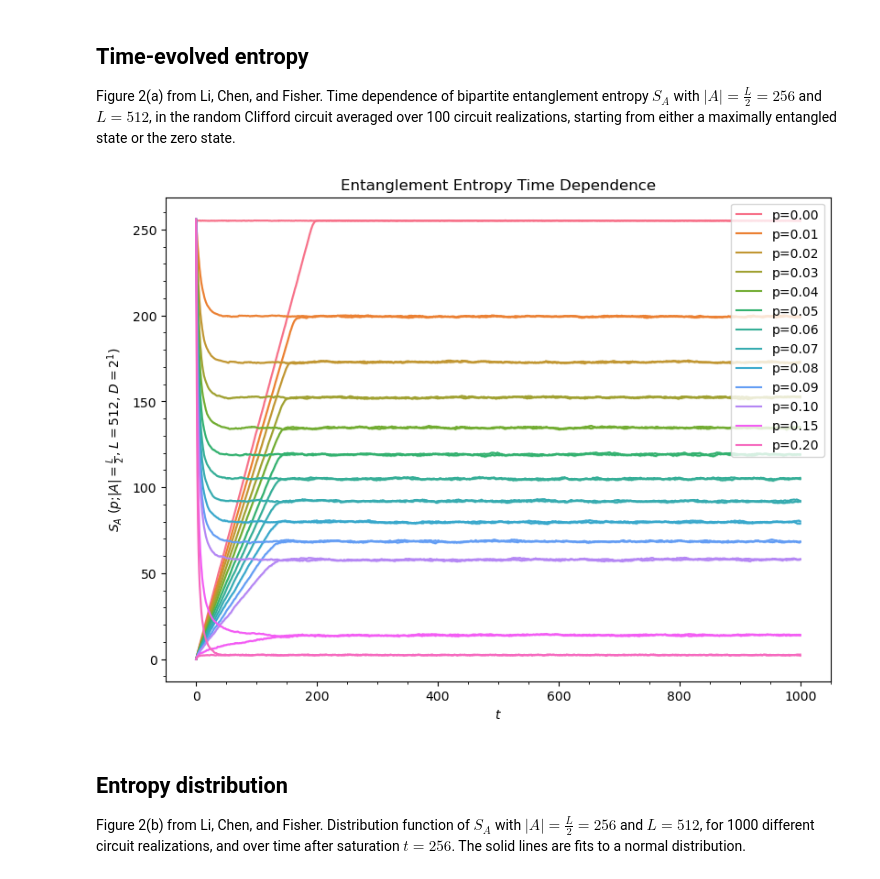
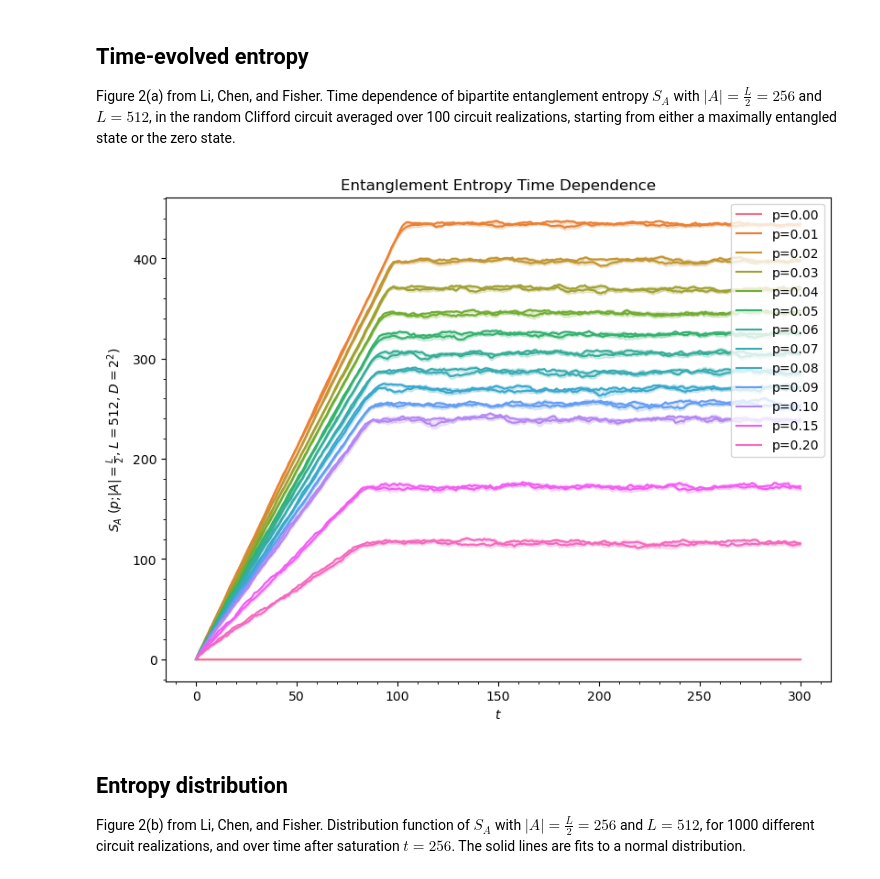
Before and after one commit to DanDan0101/clifford, a Jupyter notebook: plot.ipynb, the cells around one changed output. Saved outputs shown, nothing was run; the diff lists cells and outputs as text; code cells hidden in the pictures.

Commit message:
Plotting

```diff
--- a/plot.ipynb
+++ b/plot.ipynb
@@ -3,44 +3,54 @@ import numpy as np
 from matplotlib import pyplot as plt
 import seaborn as sns
 from scipy.stats import norm
+# %%
+n_qudits = 512
+D = 2
+n_qubits = n_qudits * D
 # %% [markdown]
 ## Time-evolved entropy
 Figure 2(a) from Li, Chen, and Fisher. Time dependence of bipartite entanglement entropy $S_A$ with $\left|A\right|=\frac{L}{2}=256$ and $L=512$, in the random Clifford circuit averaged over 100 circuit realizations, starting from either a maximally entangled state or the zero state.
 # %%
-n_qubits = 512
-depth = 1000
-shots = 100
-D = 1
+depth = 300
+shots = 10
+
 ps = np.array([0, 0.01, 0.02, 0.03, 0.04, 0.05, 0.06, 0.07, 0.08, 0.09, 0.10, 0.15, 0.20])
 
 entropies_zero = {}
 entropies_me = {}
 
 for p in ps:
-    stub = "data/{}_{}_{}_{}_{}_".format(n_qubits, depth, shots, p, D)
-    entropies_zero[p] = np.load(stub + "zero.npy")
-    entropies_me[p] = np.load(stub + "me.npy")
+    try:
+        stub = "data/{}_{}_{}_{}_{}_".format(n_qubits, depth, shots, p, D)
+        entropies_zero[p] = np.load(stub + "zero.npy")
+        entropies_me[p] = np.load(stub + "me.npy")
+    except:
+        print("No data for p = {}".format(p))
+        continue
 # %%
 colors = sns.color_palette("husl", len(ps))
 plt.subplots(figsize = (8, 6), layout = "constrained")
 t = np.arange(depth + 1)
 
 for i, p in enumerate(ps):
-    plt.plot(t, entropies_zero[p][0], label="p={:.2f}".format(p), color=colors[i])
-    plt.fill_between(t, entropies_zero[p][0]-entropies_zero[p][1], entropies_zero[p][0]+entropies_zero[p][1], alpha=0.2, color=colors[i])
-    plt.plot(t, entropies_me[p][0], color=colors[i])
-    plt.fill_between(t, entropies_me[p][0]-entropies_me[p][1], entropies_me[p][0]+entropies_me[p][1], alpha=0.2, color=colors[i])
+    try:
+        plt.plot(t, entropies_zero[p][0], label="p={:.2f}".format(p), color=colors[i])
+        plt.fill_between(t, entropies_zero[p][0]-entropies_zero[p][1], entropies_zero[p][0]+entropies_zero[p][1], alpha=0.2, color=colors[i])
+        plt.plot(t, entropies_me[p][0], color=colors[i])
+        plt.fill_between(t, entropies_me[p][0]-entropies_me[p][1], entropies_me[p][0]+entropies_me[p][1], alpha=0.2, color=colors[i])
+    except:
+        continue
 
 plt.title("Entanglement Entropy Time Dependence")
 plt.xlabel(r"$t$")
 plt.ylabel("$S_A$ ($p$;$\left|A\\right|=\\frac{{L}}{{2}}$, $L={}$, $D=2^{{{}}}$)".format(int(n_qubits / D), D))
 plt.legend(loc = "upper right")
 # plt.xlim(-25, 1050)
 # plt.ylim(-5, 270)
 plt.minorticks_on()
 plt.savefig("figs/{}_{}_{}_{}_{}_time.png".format(n_qubits, depth, shots, p, D))
 # %% [output]
-[figure, old version]
+[figure, new version]
 # %% [markdown]
 ## Entropy distribution
 Figure 2(b) from Li, Chen, and Fisher. Distribution function of $S_A$ with $\left|A\right|=\frac{L}{2}=256$ and $L=512$, for 1000 different circuit realizations, and over time after saturation $t=256$. The solid lines are fits to a normal distribution.
```
Also changed, not shown: parts of 2 cells of this notebook, 10 other files.
